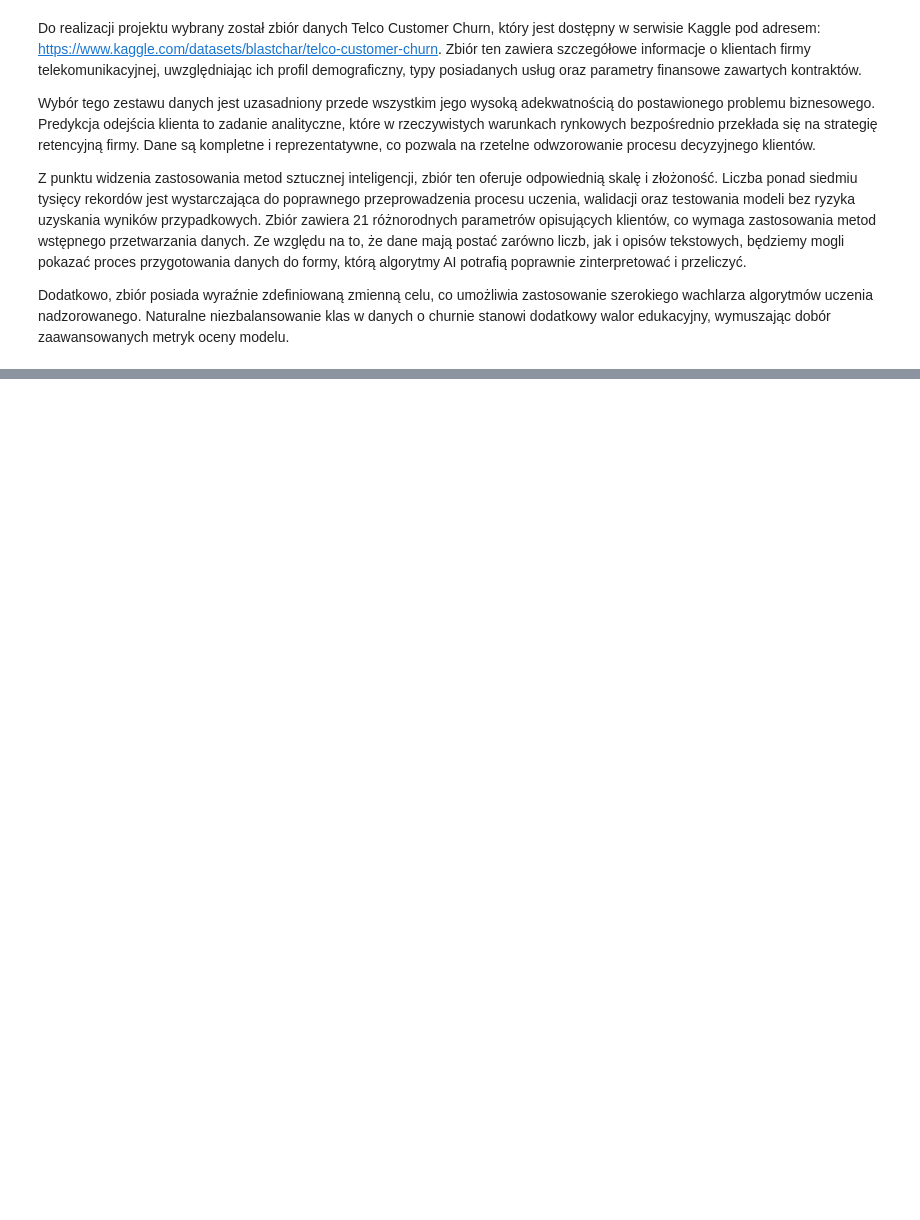
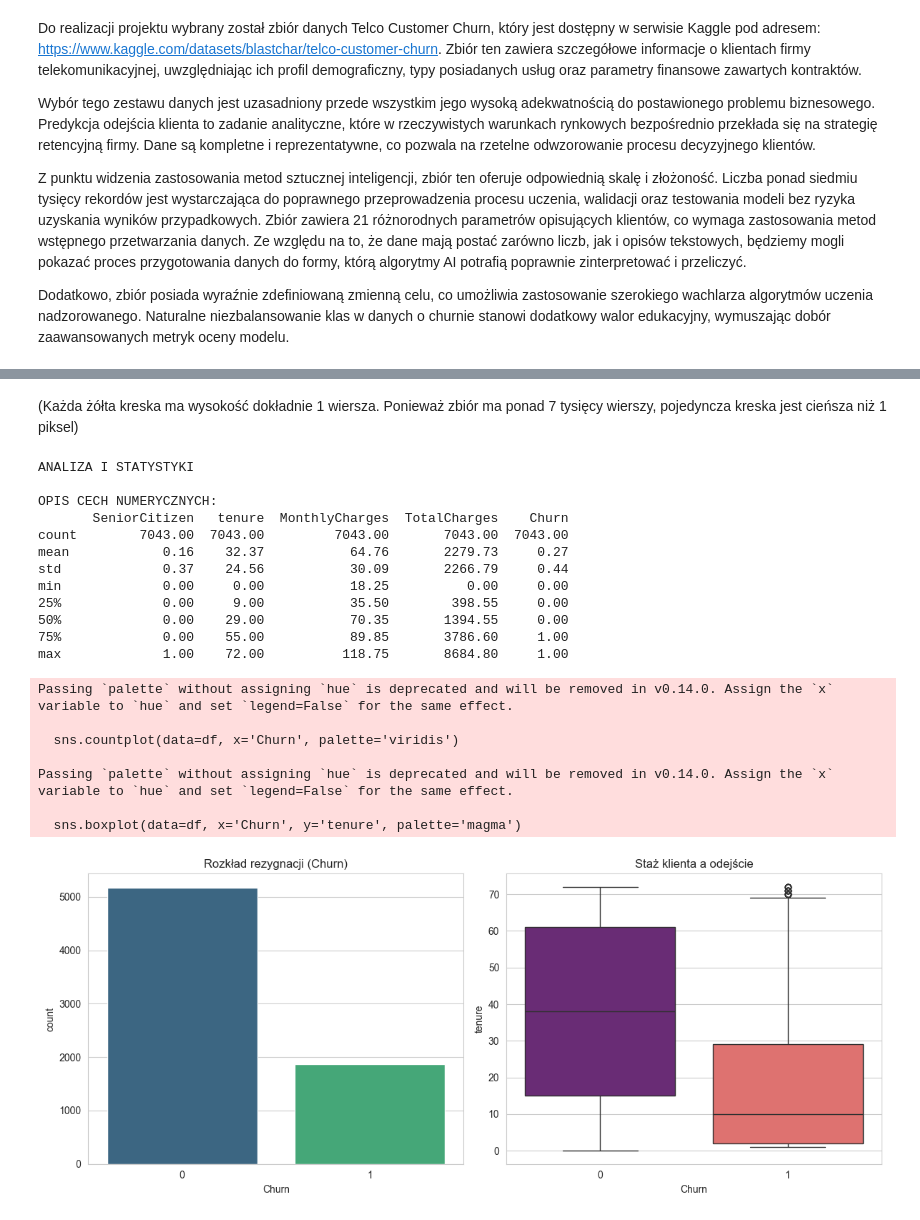
Before and after one commit to Pioxe/PMiNA, a Jupyter notebook: main.ipynb, the cells around one changed output, grey strips where cells are left out. Cells and saved outputs as stored; diff of their text form; code cells hidden in the pictures; blank space fills up the shorter version.

```diff
--- a/main.ipynb
+++ b/main.ipynb
@@ -12,0 +51,25 @@ Dodatkowo, zbiór posiada wyraźnie zdefiniowaną zmienną celu, co umożliwia z
+# %% [markdown]
+(Każda żółta kreska ma wysokość dokładnie 1 wiersza. Ponieważ zbiór ma ponad 7 tysięcy wierszy, pojedyncza kreska jest cieńsza niż 1 piksel)
+# %%
+wykresy_podstawowe(df)
+# %% [output]
+ANALIZA I STATYSTYKI
+
+OPIS CECH NUMERYCZNYCH:
+       SeniorCitizen   tenure  MonthlyCharges  TotalCharges    Churn
+count        7043.00  7043.00         7043.00       7043.00  7043.00
+mean            0.16    32.37           64.76       2279.73     0.27
+std             0.37    24.56           30.09       2266.79     0.44
+min             0.00     0.00           18.25          0.00     0.00
+25%             0.00     9.00           35.50        398.55     0.00
+50%             0.00    29.00           70.35       1394.55     0.00
+75%             0.00    55.00           89.85       3786.60     1.00
+max             1.00    72.00          118.75       8684.80     1.00
+Passing `palette` without assigning `hue` is deprecated and will be removed in v0.14.0. Assign the `x` variable to `hue` and set `legend=False` for the same effect.
+
+  sns.countplot(data=df, x='Churn', palette='viridis')
+
+Passing `palette` without assigning `hue` is deprecated and will be removed in v0.14.0. Assign the `x` variable to `hue` and set `legend=False` for the same effect.
+
+  sns.boxplot(data=df, x='Churn', y='tenure', palette='magma')
+[figure, added]
```
Also changed, not shown: parts of 7 cells of this notebook, 4 other files.
